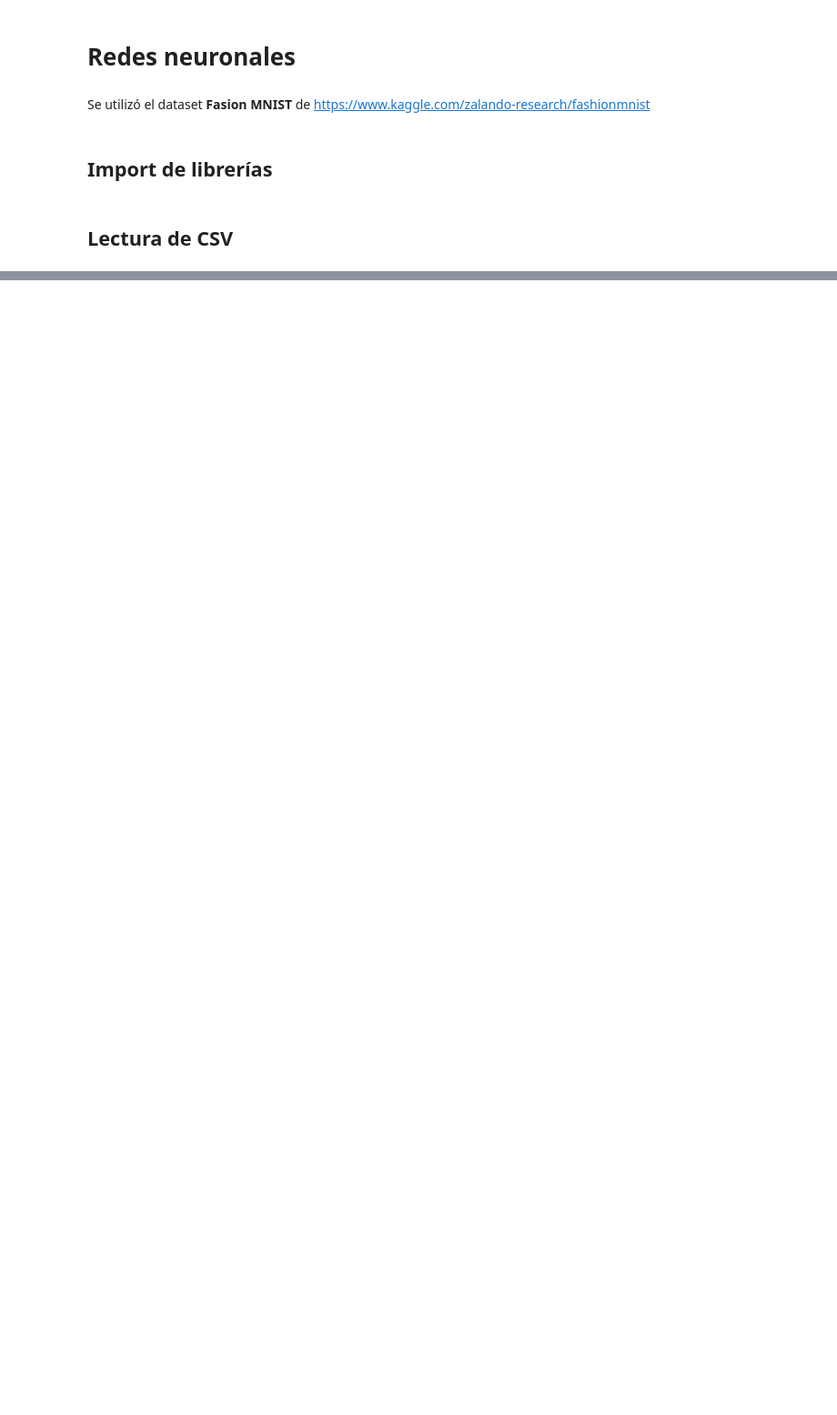
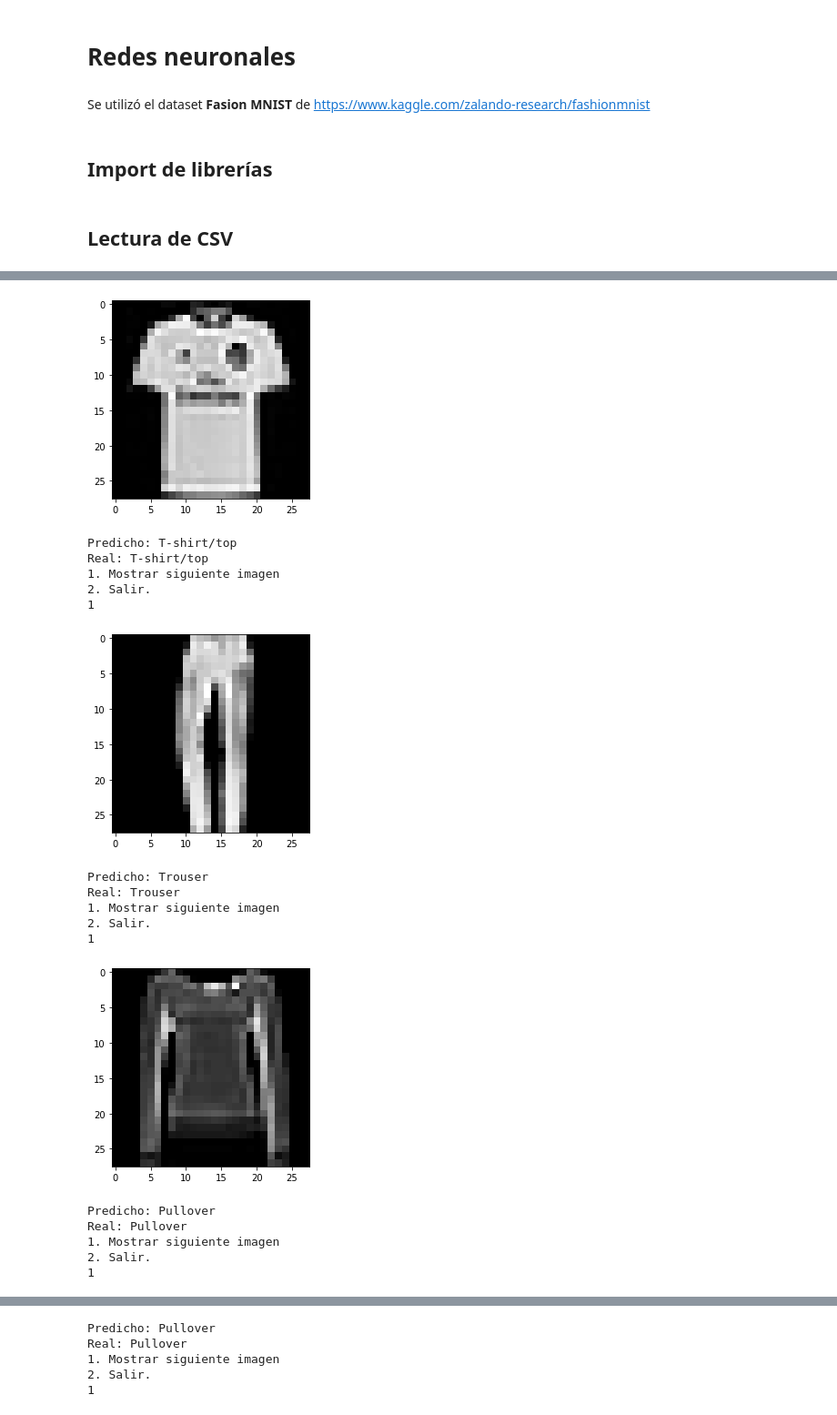
Before and after one commit to javiercarpio57/Redes-neuronales, a Jupyter notebook: RedesNeuronales.ipynb, the cells around one changed output, grey strips where cells are left out. Shown at 91% size. Cells and saved outputs as stored; diff of their text form; code cells hidden in the pictures; blank space fills up the shorter version.

```diff
--- a/RedesNeuronales.ipynb
+++ b/RedesNeuronales.ipynb
@@ -91,0 +112,6 @@ Success:  7453 74.53
+# %%
+# Resultado de thetas optimizadas
+flat_thetas_op = readFile("thetas_op.txt")
+# %%
+# Array de thetas -> matriz de thetas
+Thetas = inflate_matrixes(flat_thetas_op, theta_shapes)
@@ -91,0 +121,3 @@ Success:  7453 74.53
+# %%
+# Se obtienen los indices del porcentaje mas alto
+maximos = np.argmax(a[-1], axis = 1)
@@ -91,0 +137,44 @@ Success:  7453 74.53
+# %%
+x_test = dataset_test.iloc[:, 1:]
+# %%
+op = 0
+cont = 0
+while op != "2" and cont < len(a[-1]):
+    pixels = listToMatrix(x_test.values[cont], 28)
+
+    # Convert the pixels into an array using numpy
+    array = np.array(pixels, dtype=np.uint8)
+
+    # Use PIL to create an image from the new array of pixels
+    new_image = Image.fromarray(array)
+    new_image.save('test.png')
+
+    img = mpimg.imread('test.png')
+    imgplot = plt.imshow(img)
+
+    plt.show()
+    print("Predicho: " + mnist[maximos[cont]])
+    print("Real: " + mnist[y_test[cont][0]])
+
+    cont += 1
+
+    op = input("\n1. Mostrar siguiente imagen\n2. Salir.\n")
+# %% [output]
+[figure, added]
+Predicho: T-shirt/top
+Real: T-shirt/top
+1. Mostrar siguiente imagen
+2. Salir.
+1
+[figure, added]
+Predicho: Trouser
+Real: Trouser
+1. Mostrar siguiente imagen
+2. Salir.
+1
+[figure, added]
+Predicho: Pullover
+Real: Pullover
+1. Mostrar siguiente imagen
+2. Salir.
+1
@@ -91,0 +182,5 @@ Success:  7453 74.53
+Predicho: Pullover
+Real: Pullover
+1. Mostrar siguiente imagen
+2. Salir.
+1
```
Also changed, not shown: parts of 37 cells of this notebook, 5 other files.
